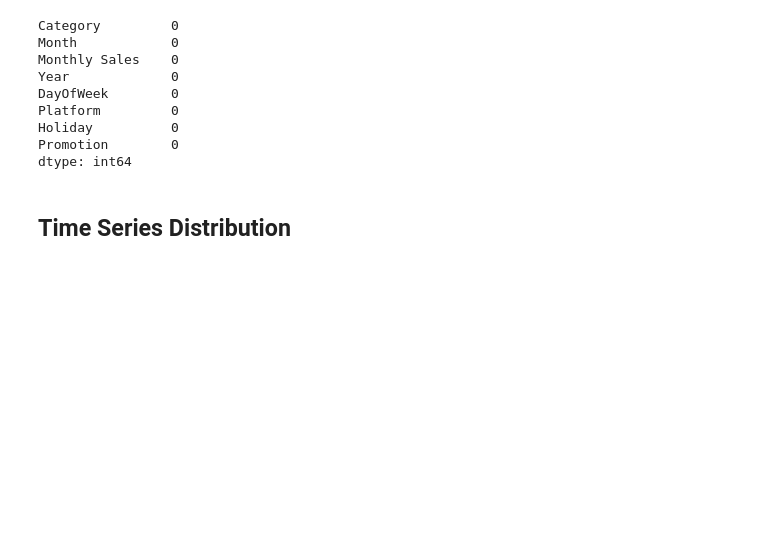
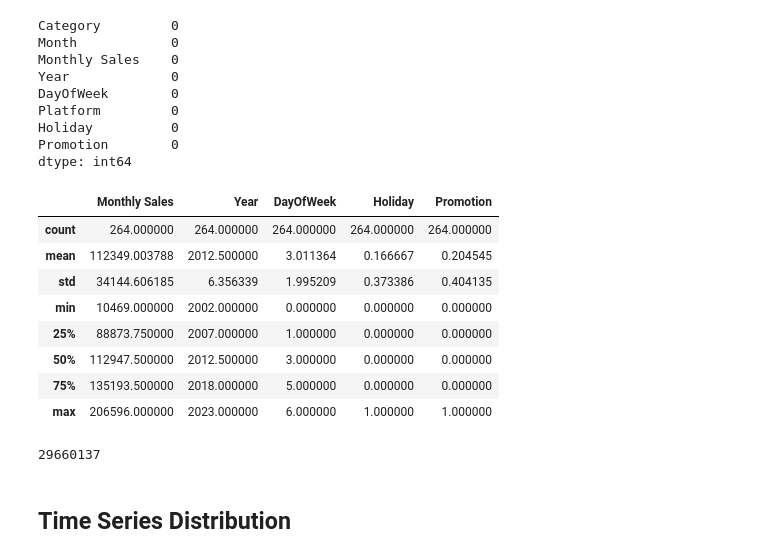
Before and after one commit to Opeojo/video-game-sales-forecast, a Jupyter notebook: sales-forecasting.ipynb, the cells around one changed output. Drawn from its saved outputs; the diff is of its cells as text; code cells hidden in the pictures; blank space fills up the shorter version.

```diff
--- a/sales-forecasting.ipynb
+++ b/sales-forecasting.ipynb
@@ -60,6 +60,22 @@ Platform         0
 Holiday          0
 Promotion        0
 dtype: int64
+# %%
+sales_data.describe()
+# %% [output]
+|  | Monthly Sales | Year | DayOfWeek | Holiday | Promotion |
+| count | 264.000000 | 264.000000 | 264.000000 | 264.000000 | 264.000000 |
+| mean | 112349.003788 | 2012.500000 | 3.011364 | 0.166667 | 0.204545 |
+| std | 34144.606185 | 6.356339 | 1.995209 | 0.373386 | 0.404135 |
+| min | 10469.000000 | 2002.000000 | 0.000000 | 0.000000 | 0.000000 |
+| 25% | 88873.750000 | 2007.000000 | 1.000000 | 0.000000 | 0.000000 |
+| 50% | 112947.500000 | 2012.500000 | 3.000000 | 0.000000 | 0.000000 |
+| 75% | 135193.500000 | 2018.000000 | 5.000000 | 0.000000 | 0.000000 |
+| max | 206596.000000 | 2023.000000 | 6.000000 | 1.000000 | 1.000000 |
+# %%
+sales_data['Monthly Sales'].sum()
+# %% [output]
+29660137
 # %%
 # Convert Month column to datetime object
 sales_data['Month'] = pd.to_datetime(sales_data['Month'])
```
Also changed, not shown: parts of 18 cells of this notebook.
